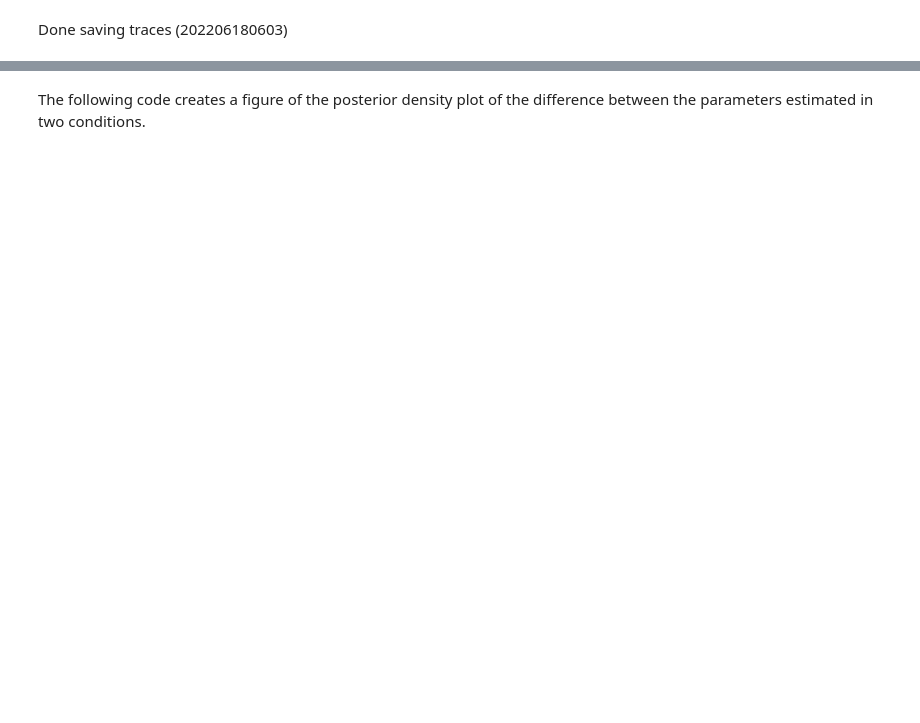
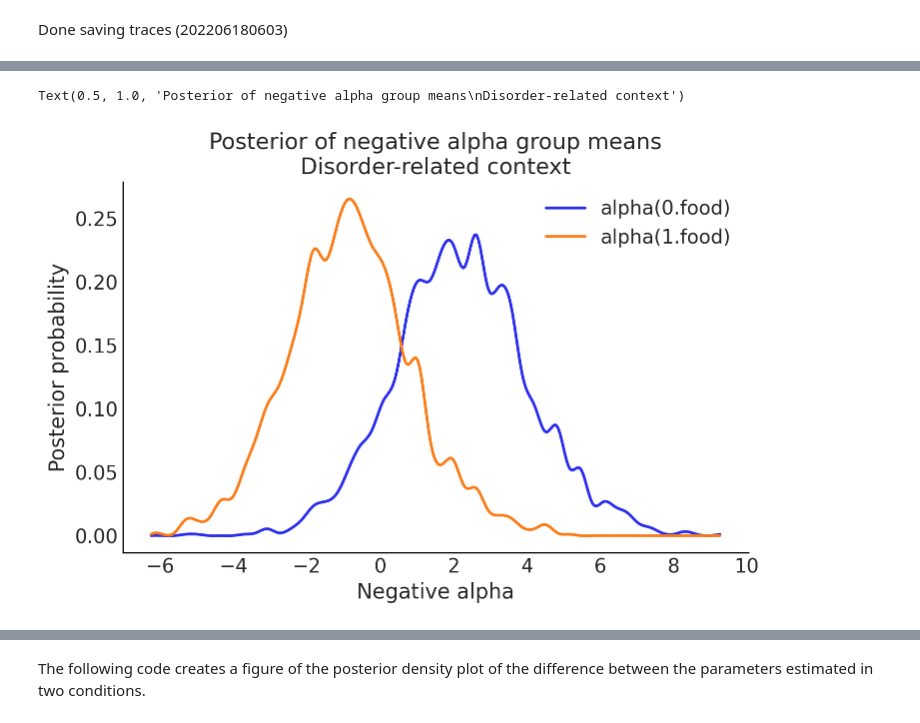
Before and after one commit to ccaudek/eating_disorders_23, a Jupyter notebook: src/python/PRL/02_commorbidity/01_an_comorbidity.ipynb, the cells around one changed output, grey strips where cells are left out. Saved outputs shown, nothing was run; the diff lists cells and outputs as text; code cells hidden in the pictures; blank space fills up the shorter version.

```diff
--- a/src/python/PRL/02_commorbidity/01_an_comorbidity.ipynb
+++ b/src/python/PRL/02_commorbidity/01_an_comorbidity.ipynb
@@ -235,19 +241,20 @@ data.head()
 # alpha = learning rate from negative feedbacks
 # pos_alpha = learning rate from positive feedbacks
 
-mod1 = hddm.HDDMrl(
+mod = hddm.HDDMrl(
     data,
     # bias=True,
     depends_on={
-        "a": ["diag_cat", "comorbidity", "stim"],
-        "v": ["diag_cat", "comorbidity", "stim"],
-        "t": ["diag_cat", "comorbidity", "stim"],
-        "alpha": ["diag_cat", "comorbidity", "stim"],
-        "pos_alpha": ["diag_cat", "comorbidity", "stim"],
+        "a": ["comorbidity", "stim"],
+        "v": ["comorbidity", "stim"],
+        "t": ["comorbidity", "stim"],
+        "alpha": ["comorbidity", "stim"],
+        "pos_alpha": ["comorbidity", "stim"],
     },
     dual=True,  # separate learning rates for pos/neg feedbacks
     p_outlier=0.05,
     informative=True,  # informative priors on ddm params
+    include=["v", "a", "t"],
 )
 # %% [output]
 No model attribute --> setting up standard HDDM
@@ -427,0 +294,26 @@ Name: food_score_diff, dtype: float64
+# %%
+alpha_nc_f, alpha_nc_n, alpha_c_f, alpha_c_n = mod.nodes_db.node[
+    [
+        "alpha(0.food)",
+        "alpha(0.neutral)",
+        "alpha(1.food)",
+        "alpha(1.neutral)",
+    ]
+]
+
+pos_alpha_nc_f, pos_alpha_nc_n, pos_alpha_c_f, pos_alpha_c_n = mod.nodes_db.node[
+    [
+        "pos_alpha(0.food)",
+        "pos_alpha(0.neutral)",
+        "pos_alpha(1.food)",
+        "pos_alpha(1.neutral)",
+    ]
+]
+# %%
+hddm.analyze.plot_posterior_nodes([alpha_nc_f, alpha_c_f])
+plt.xlabel('Negative alpha')
+plt.ylabel('Posterior probability')
+plt.title('Posterior of negative alpha group means\nDisorder-related context')
+# %% [output]
+Text(0.5, 1.0, 'Posterior of negative alpha group means\nDisorder-related context')
+[figure, added]
```
Also changed, not shown: parts of 86 cells of this notebook, 16 other files.
